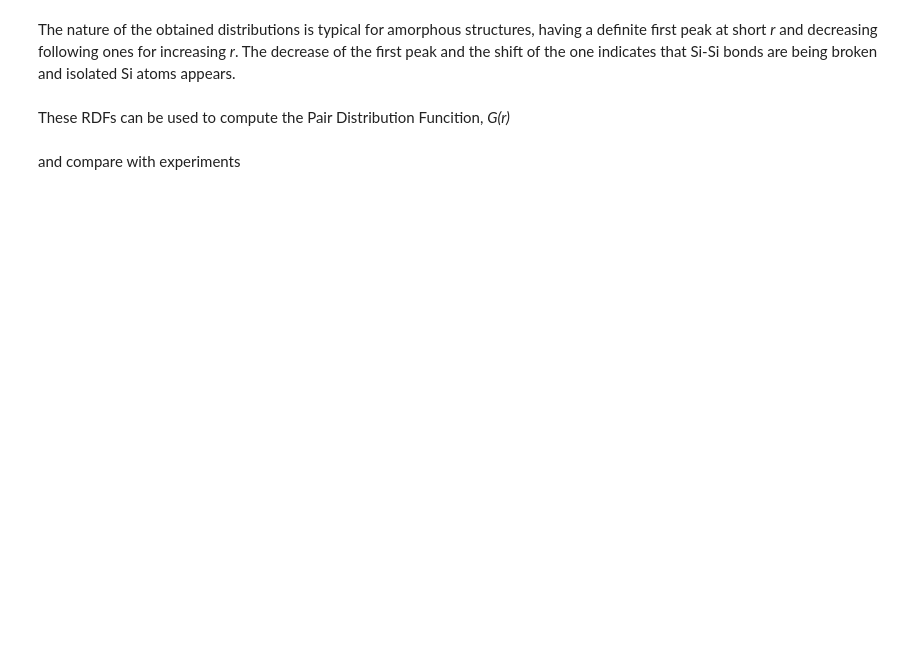
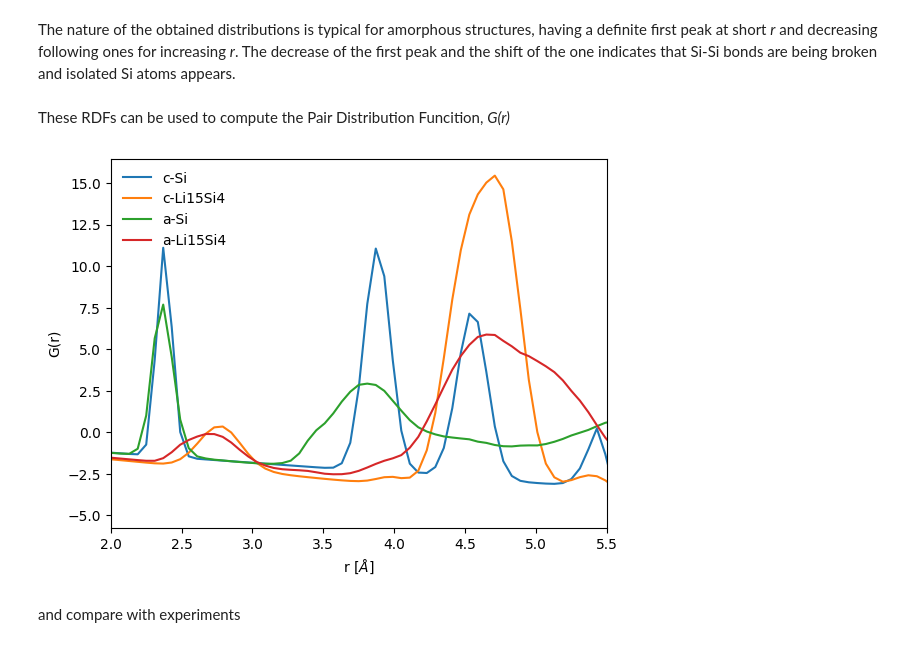
Before and after one commit to fernandezfran/macchiato, a Jupyter notebook: paper/pipeline.ipynb, the cells around one changed output. Drawn from its saved outputs; the diff is of its cells as text; code cells hidden in the pictures; blank space fills up the shorter version.

Commit message:
gofr pipeline

```diff
--- a/paper/pipeline.ipynb
+++ b/paper/pipeline.ipynb
@@ -30,7 +95,48 @@ The nature of the obtained distributions is typical for amorphous structures, ha
 # %% [markdown]
 These RDFs can be used to compute the Pair Distribution Funcition, _G(r)_
 # %%
-# code here
+alloys, universes, laaziri, key = upload_data.for_gofrs()
+
+atom_types = ("name Si", "name Li")
+
+for alloy, u in zip(alloys, universes):
+    if len(set(u.atoms.types)) == 1:
+        weights = (1,)
+        neighbors_types = (["all", "all"],)
+    else:
+        weights = (0.82, 0.16, 0.03)
+        neighbors_types = it.combinations_with_replacement(atom_types, 2)
+
+    trdf = np.zeros(nbins)
+
+    for w, neighbor in zip(weights, neighbors_types):
+        centrals = u.select_atoms(f"{neighbor[0]}")
+        neighbors = u.select_atoms(f"{neighbor[1]}")
+
+        rdf = mda_rdf.InterRDF(centrals, neighbors, nbins=nbins, range=(0, 6), exclusion_block=(1, 1))
+        rdf.run()
+
+        trdf += w * rdf.results.rdf
+
+    r = rdf.results.bins
+
+    natoms = len(u.atoms)
+    volume = np.mean([np.prod(u.dimensions[:3]) for _ in u.trajectory])
+
+    rho = natoms / volume
+
+    gofr = 4 * np.pi * r * rho * (trdf - 1)
+
+    plt.plot(r, gofr, label=alloy)
+
+plt.xlim((2, 5.5))
+plt.xlabel(r"r [$\AA$]")
+plt.ylabel("G(r)")
+
+plt.legend(frameon=False)
+plt.show()
+# %% [output]
+[figure, added]
 # %% [markdown]
 and compare with experiments
 # %%
```
Also changed, not shown: parts of 10 cells of this notebook, 2 other files.
